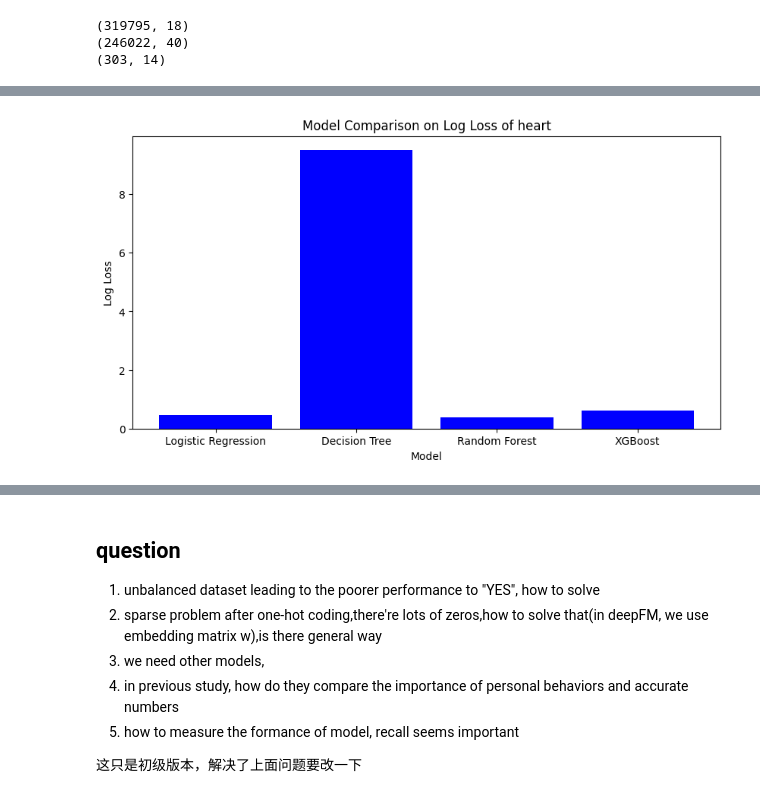
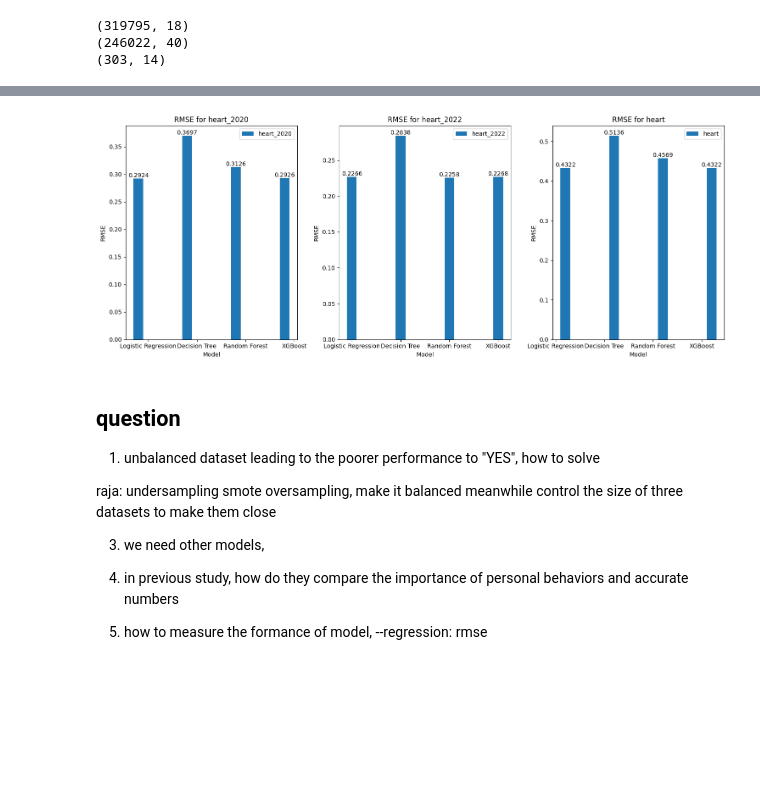
Before and after one commit to moranxuege/2024Research_SU, a Jupyter notebook: Analysis/pipeline_test.ipynb, the cells around one changed output, grey strips where cells are left out. Cells and saved outputs as stored; diff of their text form; code cells hidden in the pictures; blank space fills up the shorter version.

Commit message:
update pipeline_test

```diff
--- a/Analysis/pipeline_test.ipynb
+++ b/Analysis/pipeline_test.ipynb
@@ -173,15 +81,50 @@ plt.show()
-# %%
-losses = []
-for model_name, model in models.items():
-    loss, _ = create_pipeline(X_heart, y_heart, model)
-    losses.append(loss)
-
-# 绘制图表
-plt.figure(figsize=(10, 5))
-plt.bar(models.keys(), losses, color='blue')
-plt.xlabel('Model')
-plt.ylabel('Log Loss')
-plt.title('Model Comparison on Log Loss of heart')
-plt.show()
-# %% [output]
-[figure, removed]
+# %%
+models = {
+    'Logistic Regression': LogisticRegression(),
+    'Decision Tree': DecisionTreeClassifier(),
+    'Random Forest': RandomForestClassifier(),
+    'XGBoost': XGBClassifier(use_label_encoder=False, eval_metric='logloss')
+    }
+datasets = {
+    'heart_2020': (X_2020, y_2020),
+    'heart_2022': (X_2022, y_2022),
+    'heart': (X_heart, y_heart)
+}
+
+rmse_dict = {dataset_name: [] for dataset_name in datasets.keys()}
+
+# 遍历模型和数据集，并计算 RMSE
+for dataset_name, (X, y) in datasets.items():
+    for name, model in models.items():
+        print(f"{dataset_name}-Testing model: {name}")
+        rmse = create_pipeline(X, y, model)
+        print(f"{name} - RMSE: {rmse}")
+        rmse_dict[dataset_name].append(rmse)
+
+# 每个图表的数据
+bar_width = 0.2
+x_labels = list(models.keys())
+x = np.arange(len(x_labels))
+
+# 绘制图表
+plt.figure(figsize=(15, 6))
+
+for i, (dataset_name, rmses) in enumerate(rmse_dict.items()):
+    plt.subplot(1, 3, i + 1)  # 创建 1 行 3 列的子图
+    bars = plt.bar(x + i * bar_width, rmses, width=bar_width, label=dataset_name)
+
+    # 在每个柱子上显示对应的 RMSE 值
+    for bar in bars:
+        yval = bar.get_height()
+        plt.text(bar.get_x() + bar.get_width()/2, yval, round(yval, 4), ha='center', va='bottom')
+
+    # 设置图表参数
+    plt.xlabel('Model')
+    plt.ylabel('RMSE')
+    plt.title(f'RMSE for {dataset_name}')
+    plt.xticks(x + bar_width, x_labels)  # 调整 x 轴标签
+    plt.legend()
+
+plt.tight_layout()
+plt.show()
+# %% [output]
@@ -188,10 +148,17 @@ plt.show()
+[figure, added]
 # %% [markdown]
 ## question
 1. unbalanced dataset leading to the poorer performance to "YES", how to solve
-2. sparse problem after one-hot coding,there're lots of zeros,how to solve that(in deepFM, we use embedding matrix w),is there general way
+
+raja:
+undersampling
+smote oversampling, make it balanced
+meanwhile control the size of three datasets to make them close
+
+
 3. we need other models,
 4. in previous study, how do they compare the importance of personal behaviors and accurate numbers
-5. how to measure the formance of model, recall seems important
 
 
-这只是初级版本，解决了上面问题要改一下
+5. how to measure the formance of model,
+--regression: rmse
```
Also changed, not shown: parts of 6 cells of this notebook.
